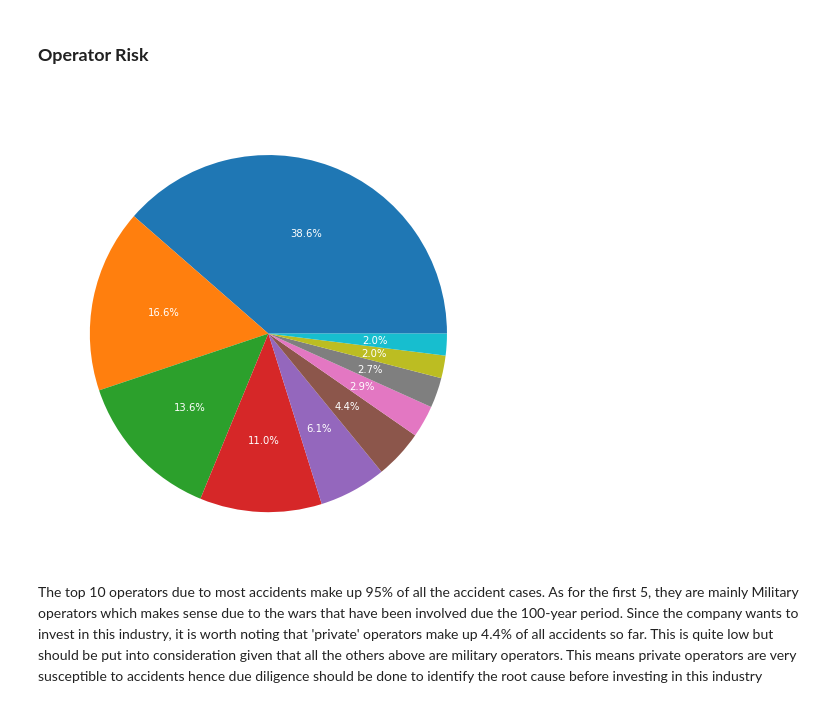
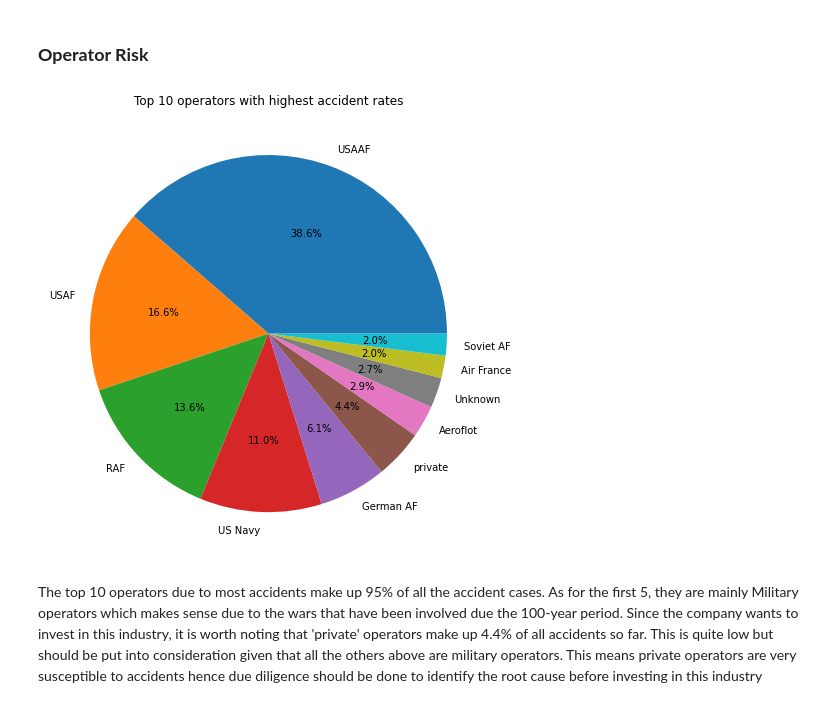
Before and after one commit to BG254/Aviation_Accident_Analysis, a Jupyter notebook: index.ipynb, the cells around one changed output. Saved outputs shown, nothing was run; the diff lists cells and outputs as text; code cells hidden in the pictures.

Commit message:
Updated visuals

```diff
--- a/index.ipynb
+++ b/index.ipynb
@@ -556,13 +556,13 @@ This shows that some models even though had accidents, the were not fatalities i
 # %%
 # Identifying the operators with the highest number of accidents
 top_operators = df_clean['Operator'].value_counts().head(10)
 
 plt.figure(figsize=(8,10))
-plt.pie(top_operators.values, labels=top_operators.index, autopct='%1.1f%%', textprops={'color':"white"})
-plt.title("Top 10 operators with highest accident rates", color="white")
+plt.pie(top_operators.values, labels=top_operators.index, autopct='%1.1f%%', textprops={'color':"black"})
+plt.title("Top 10 operators with highest accident rates", color="black")
 plt.show()
 # %% [output]
-[figure, old version]
+[figure, new version]
 # %% [markdown]
 The top 10 operators due to most accidents make up 95% of all the accident cases. As for the first 5, they are mainly Military operators which makes sense due to the wars that have been involved due the 100-year period. Since the company wants to invest in this industry, it is worth noting that 'private' operators make up 4.4% of all accidents so far. This is quite low but should be put into consideration given that all the others above are military operators. This means private operators are very susceptible to accidents hence due diligence should be done to identify the root cause before investing in this industry
 # %% [markdown]
```
Also changed, not shown: parts of 1 cell of this notebook.
